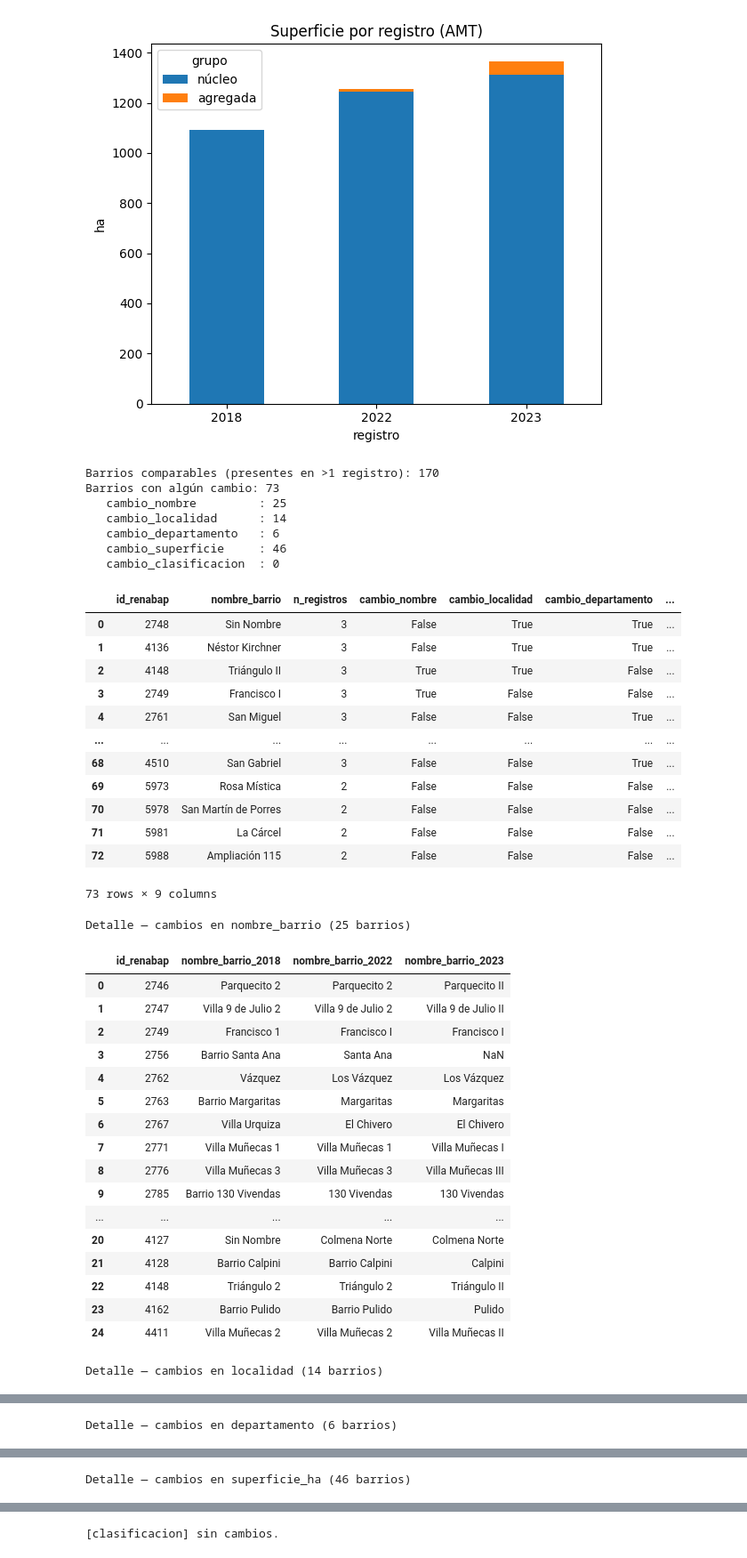
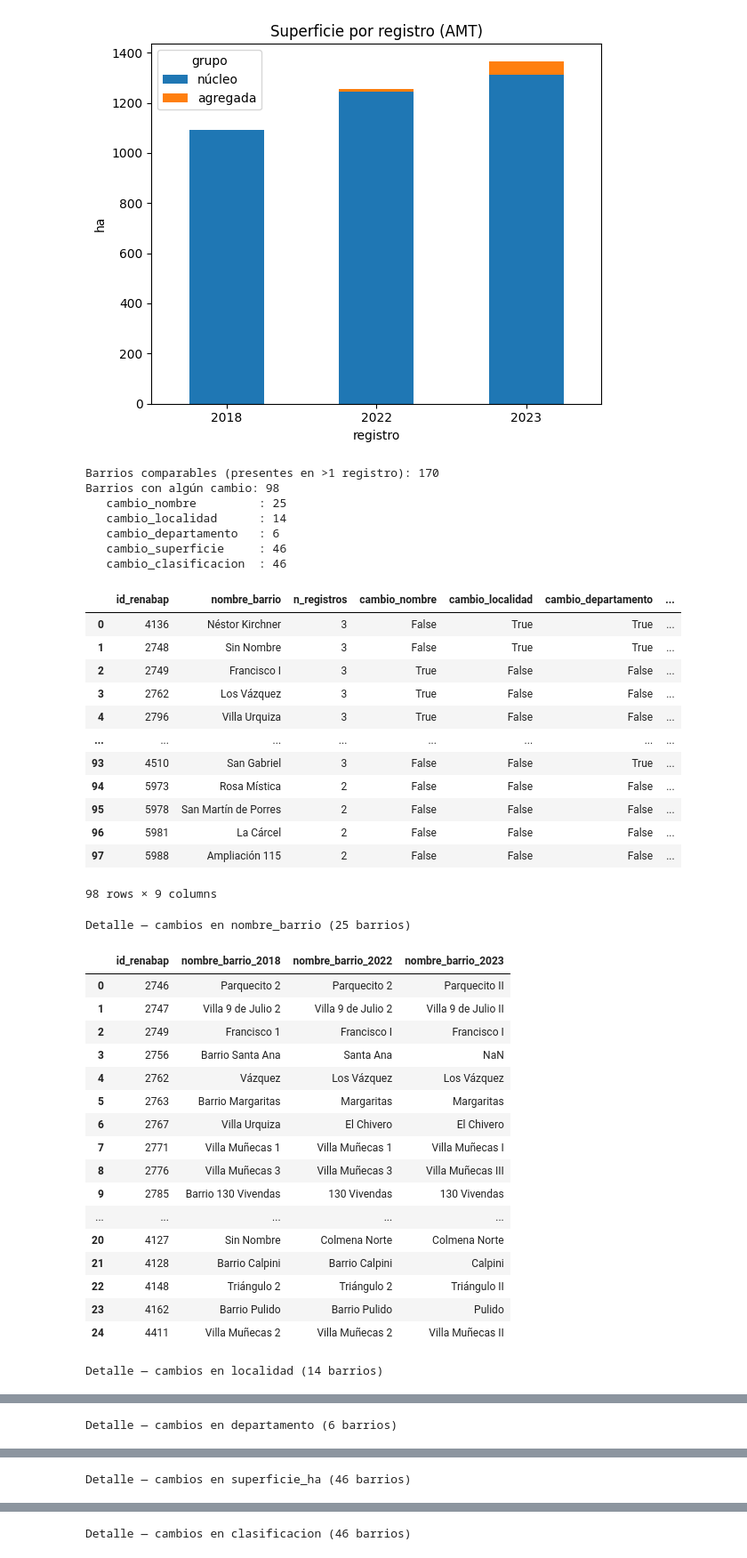
Before and after one commit to Camilamop/RENABAP, a Jupyter notebook: renabap.ipynb, the cells around one changed output, grey strips where cells are left out. Shown at 89% size. Drawn from its saved outputs; the diff is of its cells as text; code cells hidden in the pictures.

```diff
--- a/renabap.ipynb
+++ b/renabap.ipynb
@@ -50,6 +50,7 @@ MAPEO = {
         "Cantidad de familias": "cant_familias",
         "Tamaño (km2)": "superficie_km2",
         "Año de creación": "anio_creacion",
+        "Clasificación del barrio": "clasificacion_cod",
         "WKT": "wkt",
     },
     2022: {
@@ -121,6 +148,12 @@ def armonizar(anio: int, df: pd.DataFrame) -> pd.DataFrame:
 
     # id como texto limpio
     out["id_renabap"] = out["id_renabap"].str.strip()
+
+    # decodificar clasificación 2018 (código numérico -> etiqueta, vía diccionario)
+    if "clasificacion_cod" in out.columns:
+        out["clasificacion"] = (out["clasificacion_cod"].astype(str).str.strip()
+                            .map(DICC_2018["clasificacion"]))
+        out = out.drop(columns=["clasificacion_cod"])
 
     # superficie a hectáreas (2022/2023 vienen en m²; 2018 viene en km²)
     if "superficie_m2" in out.columns:
@@ -883,7 +916,7 @@ from IPython.display import display
 
 NUM = [("cant_familias", "Familias"),
        ("cant_viviendas", "Viviendas"),
-       ("superficie_ha", "Superficie (ha²)")]
+       ("superficie_ha", "Superficie (ha)")]
 
 # --- Estadísticos por registro: una tabla data_table por variable ---
 for col, etiqueta in NUM:
@@ -905,13 +938,13 @@ for col, etiqueta in NUM:
     if d.empty:
         continue
     d.boxplot(column=col, by="registro", figsize=(7, 4))
-    solo = " (solo 2022-2023)" if d["registro"].nunique() < 3 else ""
+    solo = " (2018-2022-2023)" if d["registro"].nunique() < 3 else ""
     plt.title(f"Distribución de {etiqueta.lower()} por barrio, por registro{solo}")
     plt.suptitle(""); plt.ylabel(f"{etiqueta.lower()} por barrio"); plt.xlabel("registro")
     plt.tight_layout(); plt.show()
 
-# --- Categóricas: clasificación y década (solo 2022 y 2023) ---
-df_cat = df[df["registro"].isin([2022, 2023])]
+# --- Categóricas: clasificación y década  ---
+df_cat = df[df["registro"].isin([2018, 2022, 2023])]
 
 for col, etiqueta, rot in [("clasificacion", "Clasificación del barrio", 20),
                            ("decada_creacion", "Década de creación", 0)]:
@@ -925,11 +958,11 @@ for col, etiqueta, rot in [("clasificacion", "Clasificación del barrio", 20),
         continue
 
     ct = pd.crosstab(serie, df_cat["registro"])
-    print(f"{etiqueta} por registro (2022–2023)")
+    print(f"{etiqueta} por registro (2018-2022–2023)")
     display(data_table.DataTable(ct.reset_index(), include_index=False))
 
     ct.plot(kind="bar", figsize=(8, 4))
-    plt.title(f"{etiqueta} por registro (2022–2023)")
+    plt.title(f"{etiqueta} por registro (2018-2022–2023)")
     plt.ylabel("n barrios"); plt.xlabel(col)
     plt.xticks(rotation=rot, ha="right" if rot else "center")
     plt.legend(title="registro"); plt.tight_layout(); plt.show()
@@ -1053,62 +1086,66 @@ for c in cols_cambio:
 display(data_table.DataTable(cambios, num_rows_per_page=25, include_index=False))
 
 # --- Detalle: valor por registro, solo para los barrios que cambiaron ese atributo ---
-def detalle(attr, flag_col, redondear=None):
+def detalle(attr, flag_col, redondear=None, contexto=None):
     ids = flags.index[flags[flag_col]]
     if len(ids) == 0:
         print(f"[{attr}] sin cambios."); return
-    piv = (tabla[tabla["id_renabap"].isin(ids)]
-           .pivot_table(index="id_renabap", columns="registro", values=attr, aggfunc="first"))
+    sub = tabla[tabla["id_renabap"].isin(ids)]
+    piv = sub.pivot_table(index="id_renabap", columns="registro", values=attr, aggfunc="first")
     if redondear is not None:
         piv = piv.round(redondear)
     piv.columns = [f"{attr}_{c}" for c in piv.columns]
+    # columnas de contexto: valor más reciente por barrio (p. ej. localidad)
+    if contexto:
+        ctx = sub.sort_values("registro").groupby("id_renabap")[contexto].last()
+        piv = ctx.join(piv)
     print(f"Detalle — cambios en {attr} ({len(ids)} barrios)")
     display(data_table.DataTable(piv.reset_index(), num_rows_per_page=15, include_index=False))
 
 detalle("nombre_barrio", "cambio_nombre")
 detalle("localidad",     "cambio_localidad")
 detalle("departamento",  "cambio_departamento")
 # --- Superficie con tendencia 2018 → 2023 ---
 ids_sup = flags.index[flags["cambio_superficie"]]
 if len(ids_sup) == 0:
     print("[superficie_ha] sin cambios.")
 else:
     piv_sup = (tabla[tabla["id_renabap"].isin(ids_sup)]
                .pivot_table(index="id_renabap", columns="registro",
                             values="superficie_ha", aggfunc="first")
                .round(1))
     if 2018 in piv_sup.columns and 2023 in piv_sup.columns:
         delta = piv_sup[2023] - piv_sup[2018]
         piv_sup["tendencia_2018_2023"] = delta.map(
             lambda d: "aumenta" if d > 0 else ("disminuye" if d < 0 else "sin cambio"))
         piv_sup.loc[piv_sup[2018].isna() | piv_sup[2023].isna(),
                     "tendencia_2018_2023"] = "sin dato"
     piv_sup.columns = [c if c == "tendencia_2018_2023" else f"superficie_ha_{c}"
                        for c in piv_sup.columns]
     print(f"Detalle — cambios en superficie_ha ({len(ids_sup)} barrios)")
     display(data_table.DataTable(piv_sup.reset_index(), num_rows_per_page=15, include_index=False))
-detalle("clasificacion", "cambio_clasificacion")
+detalle("clasificacion", "cambio_clasificacion", contexto=["localidad"])
 # %% [output]
 Barrios comparables (presentes en >1 registro): 170
-Barrios con algún cambio: 73
+Barrios con algún cambio: 98
    cambio_nombre         : 25
    cambio_localidad      : 14
    cambio_departamento   : 6
    cambio_superficie     : 46
-   cambio_clasificacion  : 0
+   cambio_clasificacion  : 46
 |  | id_renabap | nombre_barrio | n_registros | cambio_nombre | cambio_localidad | cambio_departamento | ... |
-| 0 | 2748 | Sin Nombre | 3 | False | True | True | ... |
-| 1 | 4136 | Néstor Kirchner | 3 | False | True | True | ... |
-| 2 | 4148 | Triángulo II | 3 | True | True | False | ... |
-| 3 | 2749 | Francisco I | 3 | True | False | False | ... |
-| 4 | 2761 | San Miguel | 3 | False | False | True | ... |
+| 0 | 4136 | Néstor Kirchner | 3 | False | True | True | ... |
+| 1 | 2748 | Sin Nombre | 3 | False | True | True | ... |
+| 2 | 2749 | Francisco I | 3 | True | False | False | ... |
+| 3 | 2762 | Los Vázquez | 3 | True | False | False | ... |
+| 4 | 2796 | Villa Urquiza | 3 | True | False | False | ... |
 | ... | ... | ... | ... | ... | ... | ... | ... |
-| 68 | 4510 | San Gabriel | 3 | False | False | True | ... |
-| 69 | 5973 | Rosa Mística | 2 | False | False | False | ... |
-| 70 | 5978 | San Martín de Porres | 2 | False | False | False | ... |
-| 71 | 5981 | La Cárcel | 2 | False | False | False | ... |
-| 72 | 5988 | Ampliación 115 | 2 | False | False | False | ... |
+| 93 | 4510 | San Gabriel | 3 | False | False | True | ... |
+| 94 | 5973 | Rosa Mística | 2 | False | False | False | ... |
+| 95 | 5978 | San Martín de Porres | 2 | False | False | False | ... |
+| 96 | 5981 | La Cárcel | 2 | False | False | False | ... |
+| 97 | 5988 | Ampliación 115 | 2 | False | False | False | ... |
-73 rows × 9 columns
+98 rows × 9 columns
 Detalle — cambios en nombre_barrio (25 barrios)
 |  | id_renabap | nombre_barrio_2018 | nombre_barrio_2022 | nombre_barrio_2023 |
 | 0 | 2746 | Parquecito 2 | Parquecito 2 | Parquecito II |
@@ -1169,4 +1206,4 @@ Detalle — cambios en superficie_ha (46 barrios)
 | 43 | 5978 | NaN | 4.2 | 6.3 | sin dato |
 | 44 | 5981 | NaN | 1.5 | 2.4 | sin dato |
 | 45 | 5988 | NaN | 6.7 | 8.3 | sin dato |
-[clasificacion] sin cambios.
+Detalle — cambios en clasificacion (46 barrios)
```
Also changed, not shown: parts of 4 cells of this notebook.
